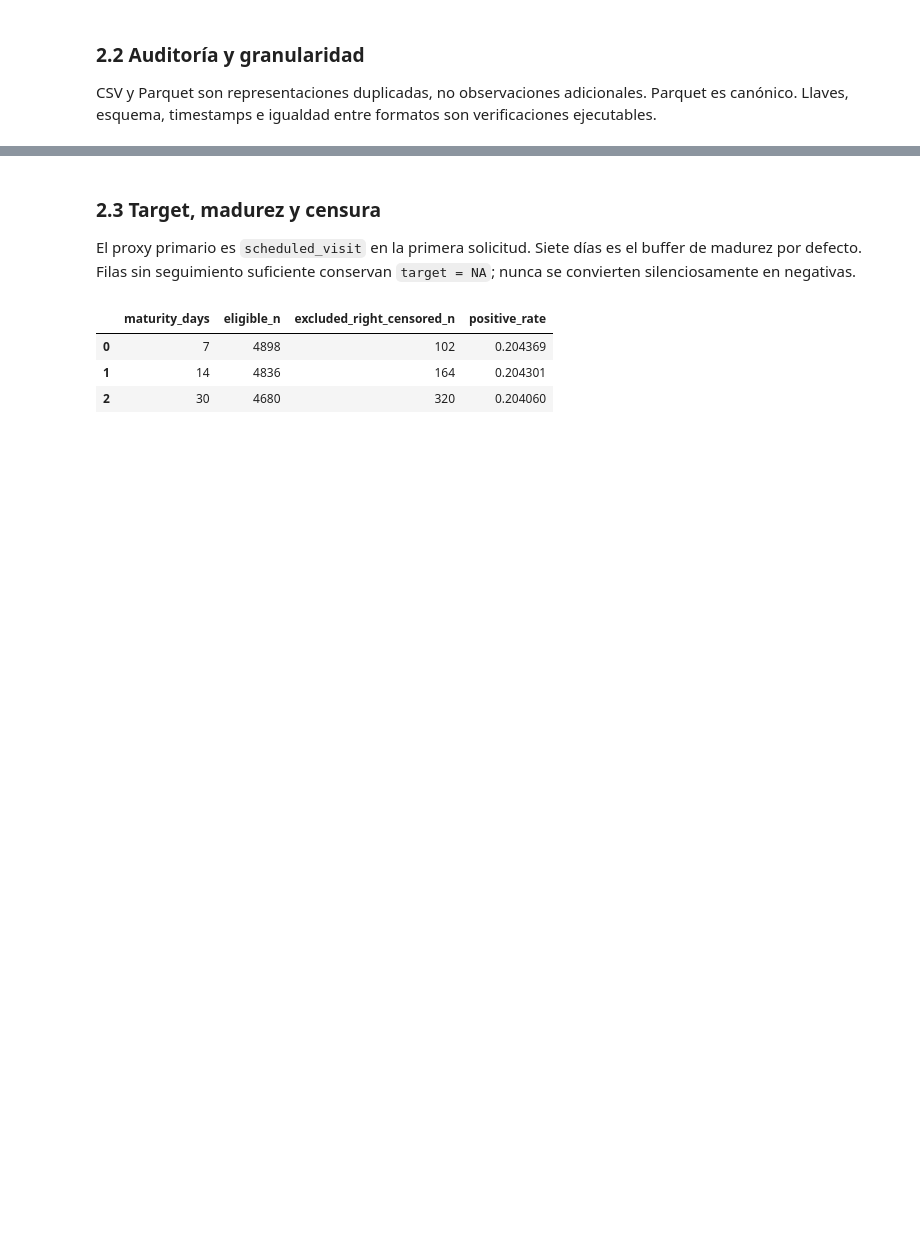
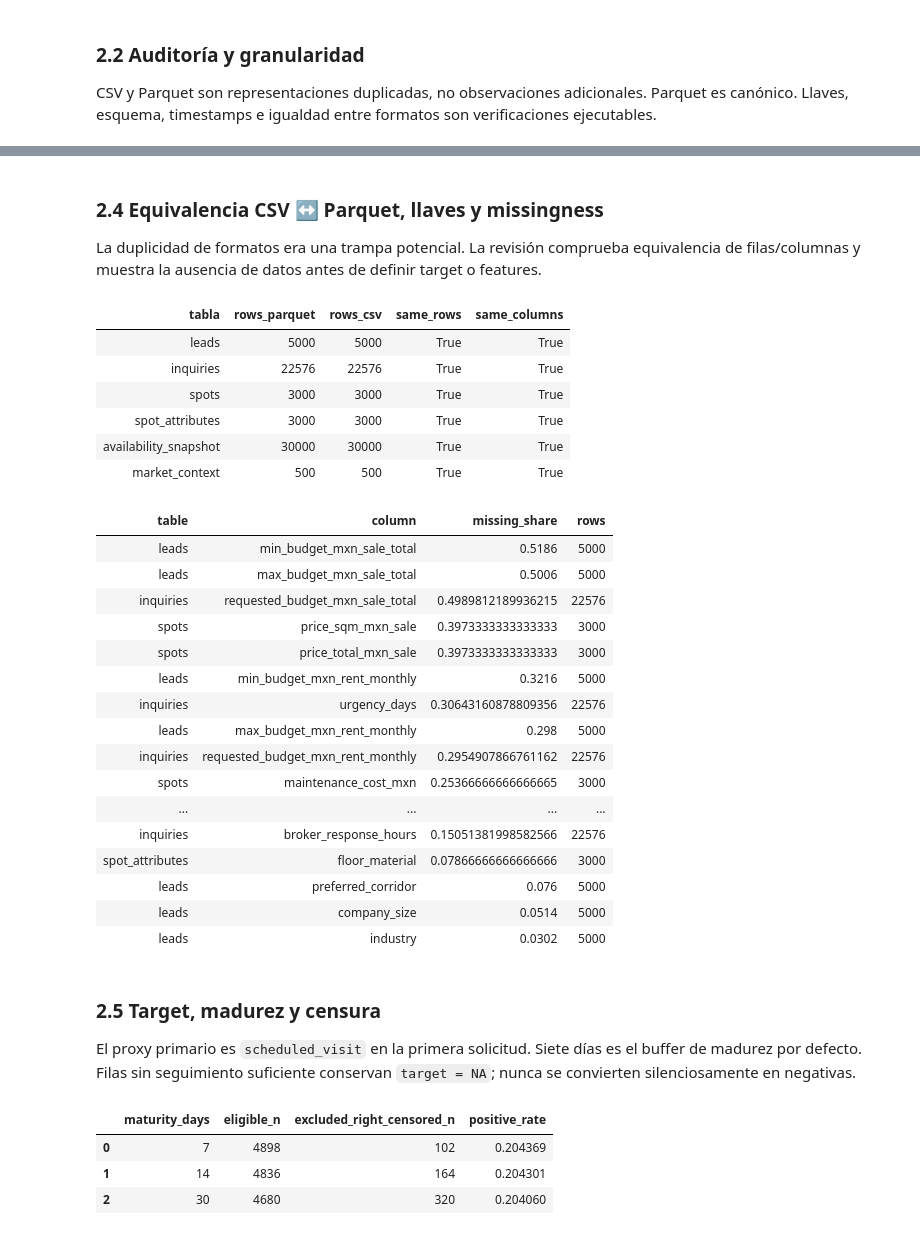
Before and after one commit to jcval94/spot2, a Jupyter notebook: codexway/notebooks/spot2_assessment.ipynb, the cells around one changed output, grey strips where cells are left out. Cells and saved outputs as stored; diff of their text form; code cells hidden in the pictures; blank space fills up the shorter version.

```diff
--- a/codexway/notebooks/spot2_assessment.ipynb
+++ b/codexway/notebooks/spot2_assessment.ipynb
@@ -65,0 +71,8 @@ display(pd.DataFrame(audit['tables']).T if isinstance(audit.get('tables'), dict)
+# %%
+DATA = ROOT.parent/'data'/'candidate'/'parquet'
+CSV_DATA = ROOT.parent/'data'/'candidate'/'csv'
+raw_names = ['leads','inquiries','spots','spot_attributes','availability_snapshot','market_context']
+raw = {name: pd.read_parquet(DATA/f'{name}.parquet') for name in raw_names}
+inventory = pd.DataFrame({name: {'rows': len(df), 'columns': df.shape[1]} for name, df in raw.items()}).T
+display(inventory)
+display(raw['leads'].head(3)); display(raw['inquiries'].head(3)); display(raw['spots'].head(3))
@@ -66,5 +87,45 @@ display(pd.DataFrame(audit['tables']).T if isinstance(audit.get('tables'), dict)
+# %% [markdown]
+### 2.4 Equivalencia CSV ↔ Parquet, llaves y missingness
+
+La duplicidad de formatos era una trampa potencial. La revisión comprueba equivalencia de filas/columnas y muestra la ausencia de datos antes de definir target o features.
+# %%
+equiv = []
+for name in raw_names:
+    csv_df = pd.read_csv(CSV_DATA/f'{name}.csv')
+    pq_df = raw[name]
+    equiv.append({'table': name, 'rows_parquet': len(pq_df), 'rows_csv': len(csv_df),
+                  'same_rows': len(pq_df)==len(csv_df),
+                  'same_columns': set(pq_df.columns)==set(csv_df.columns)})
+display(pd.DataFrame(equiv))
+missing = pd.read_csv(ROOT/'outputs/tables/data_quality_missingness.csv')
+display(missing.head(35))
+# %% [output]
+| tabla | rows_parquet | rows_csv | same_rows | same_columns |
+| leads | 5000 | 5000 | True | True |
+| inquiries | 22576 | 22576 | True | True |
+| spots | 3000 | 3000 | True | True |
+| spot_attributes | 3000 | 3000 | True | True |
+| availability_snapshot | 30000 | 30000 | True | True |
+| market_context | 500 | 500 | True | True |
+| table | column | missing_share | rows |
+| leads | min_budget_mxn_sale_total | 0.5186 | 5000 |
+| leads | max_budget_mxn_sale_total | 0.5006 | 5000 |
+| inquiries | requested_budget_mxn_sale_total | 0.4989812189936215 | 22576 |
+| spots | price_sqm_mxn_sale | 0.3973333333333333 | 3000 |
+| spots | price_total_mxn_sale | 0.3973333333333333 | 3000 |
+| leads | min_budget_mxn_rent_monthly | 0.3216 | 5000 |
+| inquiries | urgency_days | 0.30643160878809356 | 22576 |
+| leads | max_budget_mxn_rent_monthly | 0.298 | 5000 |
+| inquiries | requested_budget_mxn_rent_monthly | 0.2954907866761162 | 22576 |
+| spots | maintenance_cost_mxn | 0.25366666666666665 | 3000 |
+| ... | ... | ... | ... |
+| inquiries | broker_response_hours | 0.15051381998582566 | 22576 |
+| spot_attributes | floor_material | 0.07866666666666666 | 3000 |
+| leads | preferred_corridor | 0.076 | 5000 |
+| leads | company_size | 0.0514 | 5000 |
+| leads | industry | 0.0302 | 5000 |
 # %% [markdown]
-### 2.3 Target, madurez y censura
+### 2.5 Target, madurez y censura
 
 El proxy primario es `scheduled_visit` en la primera solicitud. Siete días es el buffer de madurez por defecto. Filas sin seguimiento suficiente conservan `target = NA`; nunca se convierten silenciosamente en negativas.
 # %%
```
Also changed, not shown: parts of 40 cells of this notebook.
